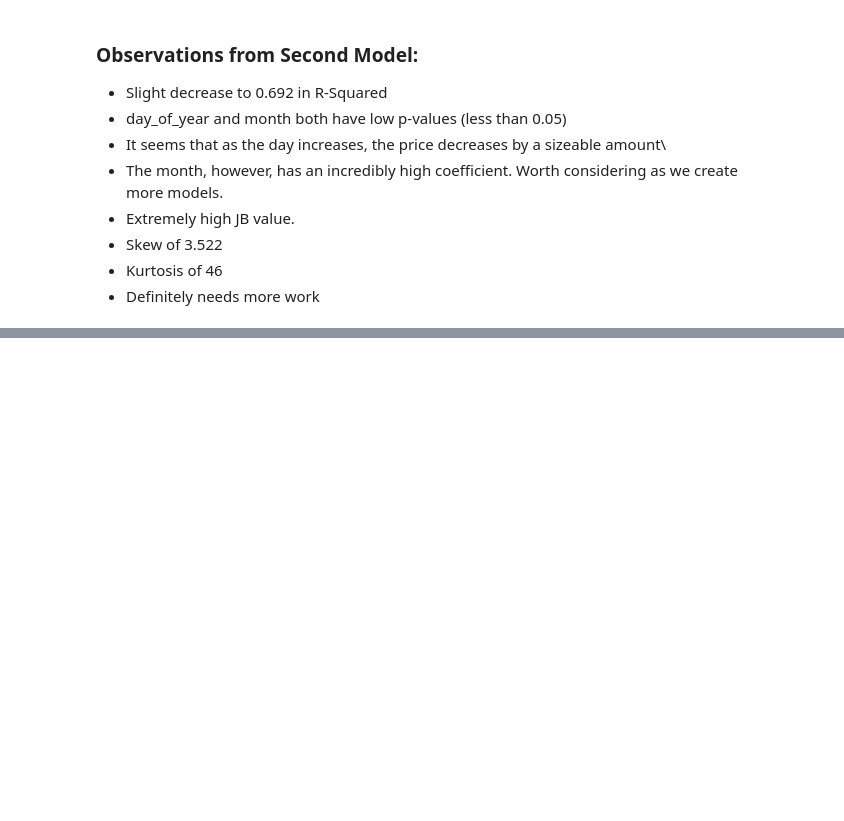
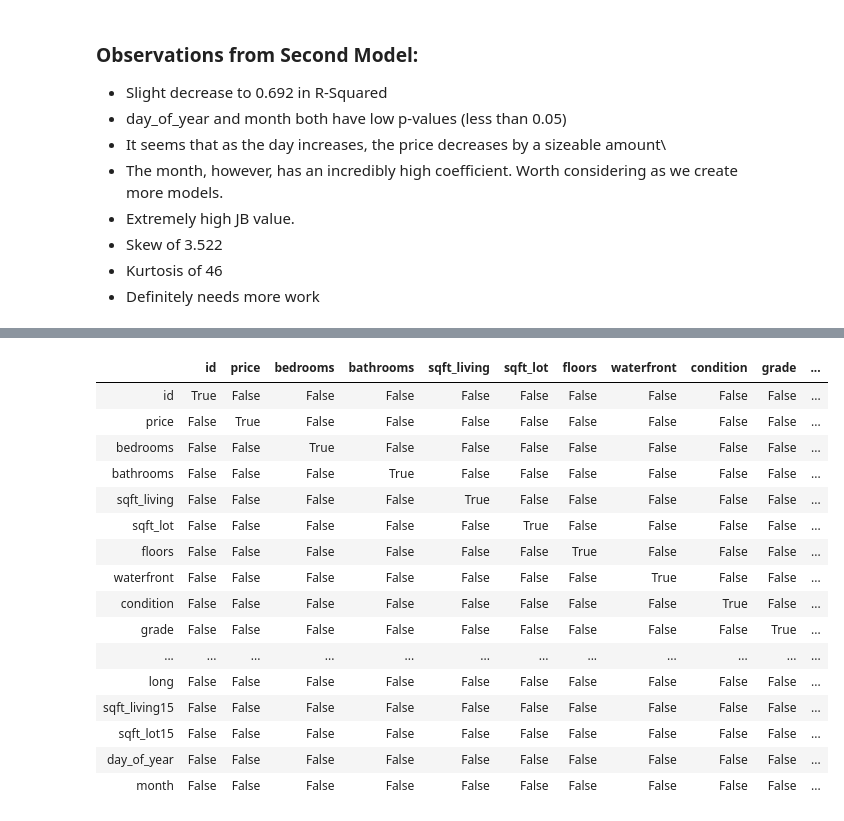
Before and after one commit to Kaleguts/real-estate-analysis, a Jupyter notebook: Real Estate Analysis Data Cleaning and The Baseline Model.ipynb, the cells around one changed output, grey strips where cells are left out. Cells and saved outputs as stored; diff of their text form; code cells hidden in the pictures; blank space fills up the shorter version.

```diff
--- a/Real Estate Analysis Data Cleaning and The Baseline Model.ipynb
+++ b/Real Estate Analysis Data Cleaning and The Baseline Model.ipynb
@@ -641,0 +672,21 @@ df.to_csv('clean_df.csv', index=False)
+# %%
+# Create a table that will give us whether or not a correlation is above 0.95
+abs(df.corr())>.95
+# %% [output]
+|  | id | price | bedrooms | bathrooms | sqft_living | sqft_lot | floors | waterfront | condition | grade | ... |
+| id | True | False | False | False | False | False | False | False | False | False | ... |
+| price | False | True | False | False | False | False | False | False | False | False | ... |
+| bedrooms | False | False | True | False | False | False | False | False | False | False | ... |
+| bathrooms | False | False | False | True | False | False | False | False | False | False | ... |
+| sqft_living | False | False | False | False | True | False | False | False | False | False | ... |
+| sqft_lot | False | False | False | False | False | True | False | False | False | False | ... |
+| floors | False | False | False | False | False | False | True | False | False | False | ... |
+| waterfront | False | False | False | False | False | False | False | True | False | False | ... |
+| condition | False | False | False | False | False | False | False | False | True | False | ... |
+| grade | False | False | False | False | False | False | False | False | False | True | ... |
+| ... | ... | ... | ... | ... | ... | ... | ... | ... | ... | ... | ... |
+| long | False | False | False | False | False | False | False | False | False | False | ... |
+| sqft_living15 | False | False | False | False | False | False | False | False | False | False | ... |
+| sqft_lot15 | False | False | False | False | False | False | False | False | False | False | ... |
+| day_of_year | False | False | False | False | False | False | False | False | False | False | ... |
+| month | False | False | False | False | False | False | False | False | False | False | ... |
```
Also changed, not shown: parts of 13 cells of this notebook, 4 other files.
